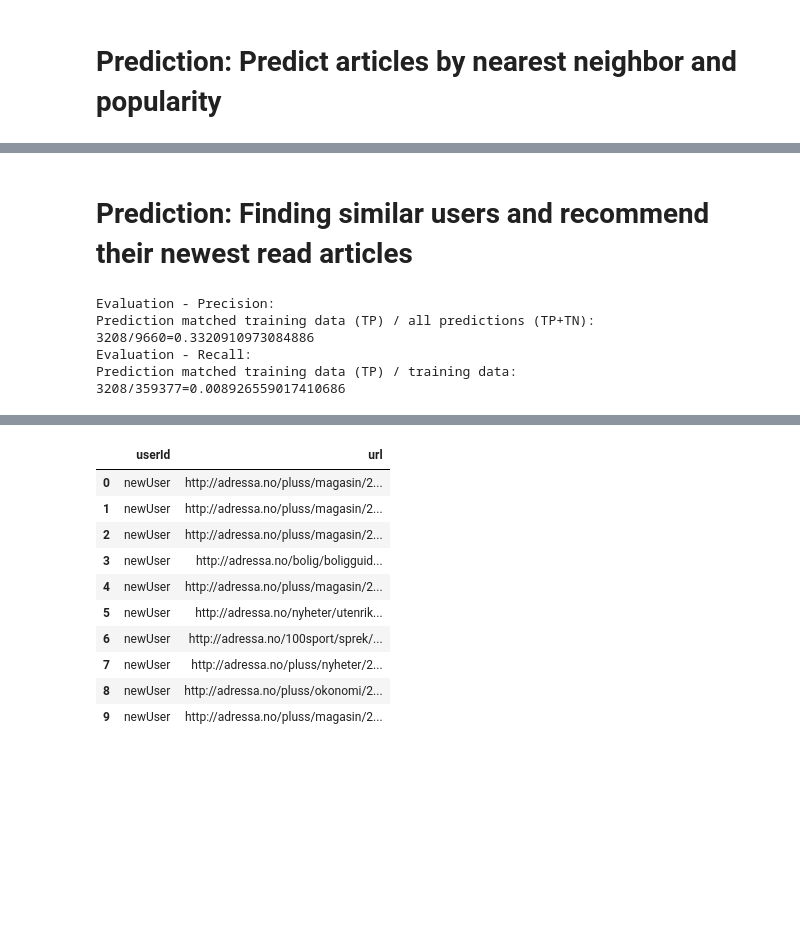
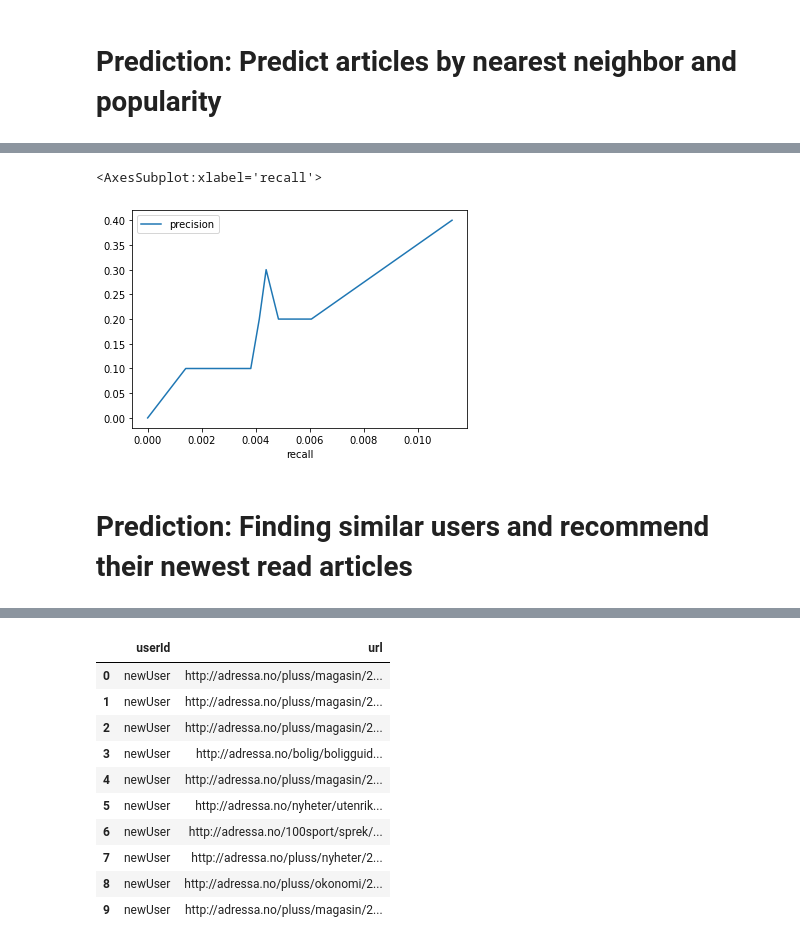
Before and after one commit to jonev/recommender-systems, a Jupyter notebook: graph_based_db.ipynb, the cells around one changed output, grey strips where cells are left out. Saved outputs shown, nothing was run; the diff lists cells and outputs as text; code cells hidden in the pictures; blank space fills up the shorter version.

```diff
--- a/graph_based_db.ipynb
+++ b/graph_based_db.ipynb
@@ -97,3 +96,10 @@ Prediction matched training data (TP) / training data:
+# %%
+recall_precision_plot_popularity = pd.concat([precision_popularity, recall_popularity], keys=["precision", "recall"], axis=1)
+recall_precision_plot_popularity = recall_precision_plot_popularity.sort_values(["recall"])
+recall_precision_plot_popularity.plot.line(x="recall", y="precision")
+# %% [output]
+<AxesSubplot:xlabel='recall'>
+[figure, added]
 # %% [markdown]
 # Prediction: Finding similar users and recommend their newest read articles
 # %%
@@ -103,16 +109,3 @@ start_time = time.time()
 #predictions.to_feather("predictions_on_best_friend_all_users_v2.feather")
 logging.info(f"Prediction on bestfriend took: {((time.time() - start_time)/60.0)} minutes, or hours: {((time.time() - start_time)/3600.0)}")
 pd.set_option('display.max_colwidth', None)
-# %%
-# Evaluating: Recommender recall, prediction on finding similar users and using the newest read articles from these users
-predictions = pd.read_feather("predictions_on_best_friend_all_users.feather")
-print_precision(predictions, df_test)
-print_recall(predictions, df_test)
-print_precision_per_user(predictions, df_test)
-# %% [output]
-Evaluation - Precision:
-Prediction matched training data (TP) / all predictions (TP+TN):
-3208/9660=0.3320910973084886
-Evaluation - Recall:
-Prediction matched training data (TP) / training data:
-3208/359377=0.008926559017410686
```
Also changed, not shown: parts of 16 cells of this notebook.
